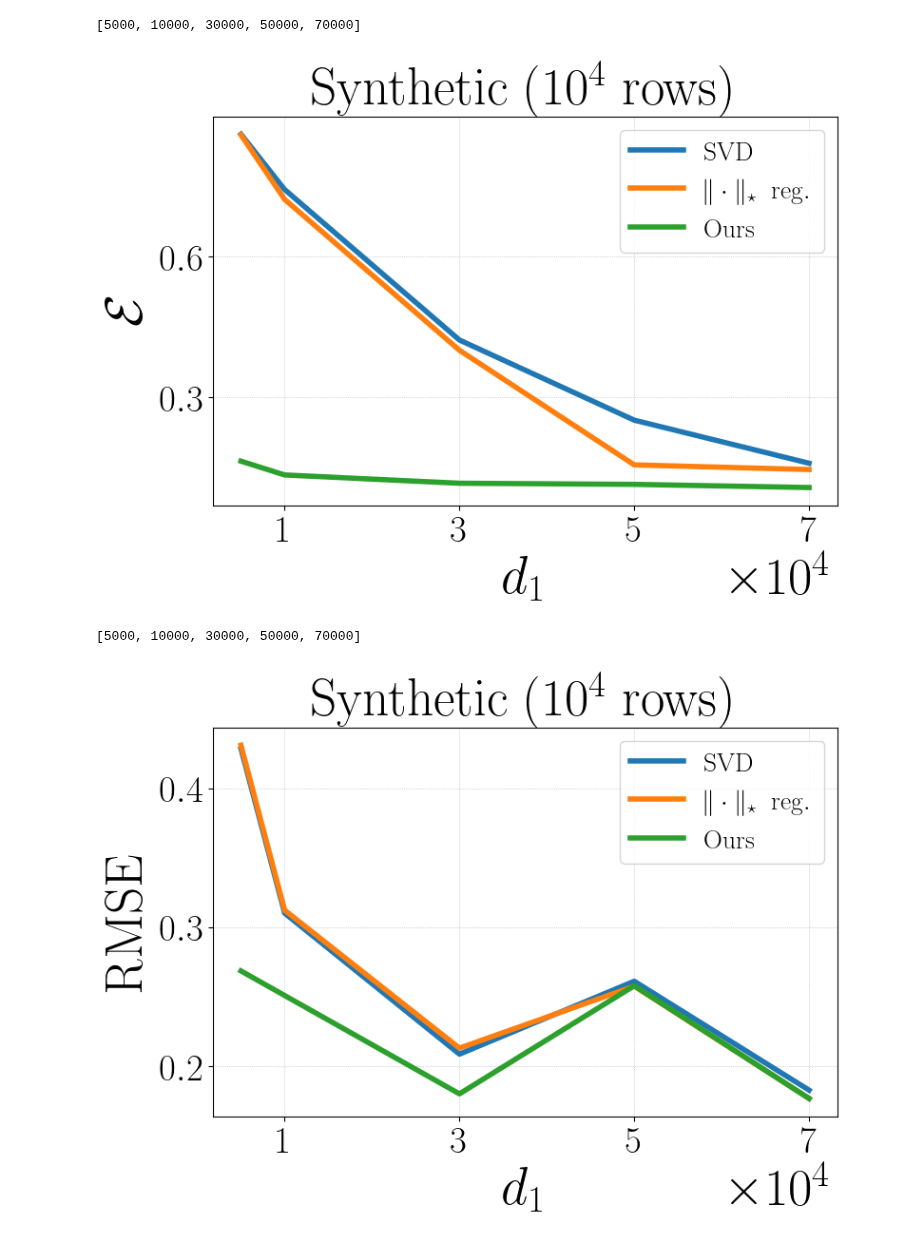
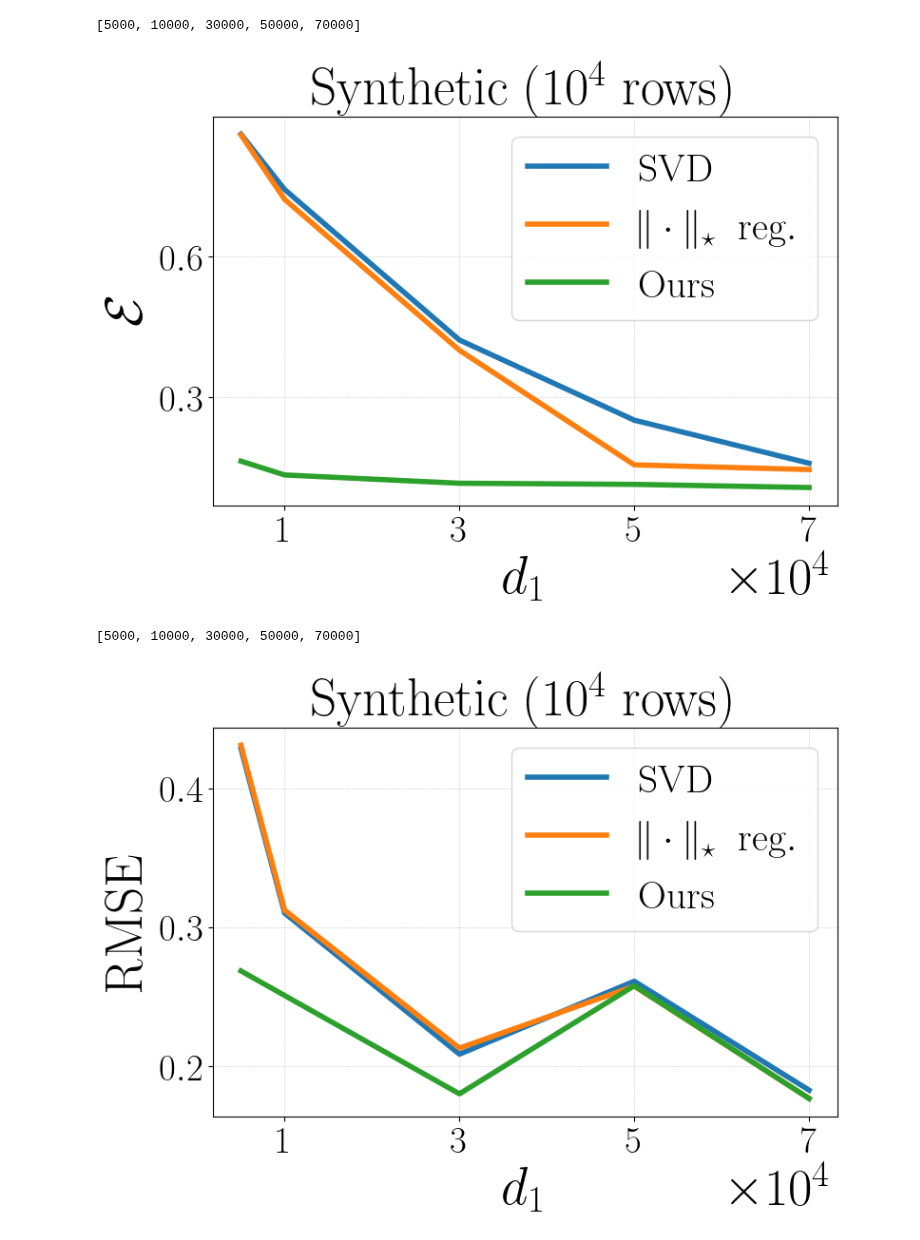
Before and after one commit to VirtuosoResearch/Matrix-completion-from-ultrasparse-samples, a Jupyter notebook: plots/ob2.ipynb, the cells around one changed output. Saved outputs shown, nothing was run; the diff lists cells and outputs as text; code cells hidden in the pictures.

Commit message:
plot

```diff
--- a/plots/ob2.ipynb
+++ b/plots/ob2.ipynb
@@ -60,37 +60,37 @@ plt.plot(X, err_mean, lw=4, label=r"$\mathrm{Ours}$")
 
 
 #plt.legend(fontsize=20, loc='upper left',bbox_to_anchor=(0, 1.02, 1, 0.2), mode="expand", ncol=5)
-plt.legend(fontsize=20, loc='upper right')
+plt.legend(fontsize=30, loc='upper right')
 plt.title(title, fontsize=40)
 
 plt.xlabel(r"$d_1$", fontsize=40)
 plt.ylabel(r"$\mathcal{E}$", fontsize=40)
 
 plt.xticks(xticks,fontsize=28)
 plt.yticks(fontsize=28)
 formatter = ScalarFormatter(useMathText=True)
 formatter.set_powerlimits((4, 4))
 
 plt.ticklabel_format(style='sci', axis='x', scilimits=(4, 4))
 plt.gca().xaxis.get_offset_text().set_fontsize(40)
 
 plt.gca().yaxis.set_major_locator(MaxNLocator(3))
 #plt.yscale("log", base=10)
 #plt.ylim(,1.1)
 
 plt.grid(lw=0.5, ls=":")
 #acc_str = f"best train acc: {np.array(train_acc).max():.4f}\nvalid acc: {val_acc[-1]:.4f}\nbest valid acc: {np.array(val_acc).max():.4f}\ngrokking gap: {val_converge-train_converge}"
 # plt.annotate(acc_str, xy=(0.2, 0.5), xycoords='axes fraction', fontsize=12, color='purple', ha='center')
 # add the annotation text to the overleaf file
 plt.tight_layout()
 plot_name = f"./plots/ob2_err.pdf"
 plt.savefig(plot_name, bbox_inches='tight', format="pdf", dpi=1200)
 
 plt.show()
 plt.close()
 # %% [output]
 [5000, 10000, 30000, 50000, 70000]
-[figure, old version]
+[figure, new version]
 # %%
 # observed entries
 title = r'$\mathrm{Synthetic~(10^4~rows)}$'
@@ -133,7 +133,7 @@ plt.plot(X, rmse_mean, lw=4, label=r"$\mathrm{Ours}$")
 
 
 #plt.legend(fontsize=20, loc='upper left',bbox_to_anchor=(0, 1.02, 1, 0.2), mode="expand", ncol=5)
-plt.legend(fontsize=20, loc='upper right')
+plt.legend(fontsize=30, loc='upper right')
 plt.title(title, fontsize=40)
 
 plt.xlabel(r"$d_1$", fontsize=40)
@@ -163,4 +163,4 @@ plt.show()
 plt.close()
 # %% [output]
 [5000, 10000, 30000, 50000, 70000]
-[figure, old version]
+[figure, new version]
```
Also changed, not shown: 1 other file.
